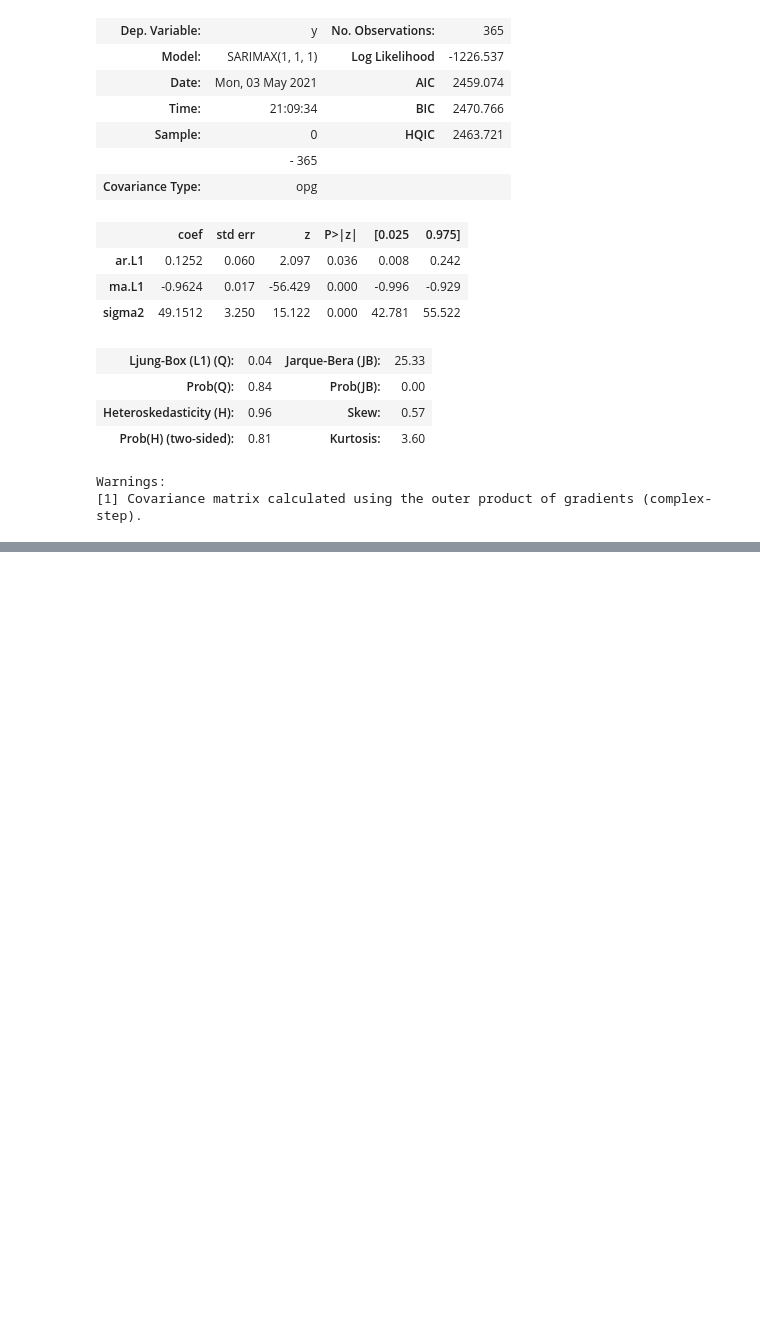
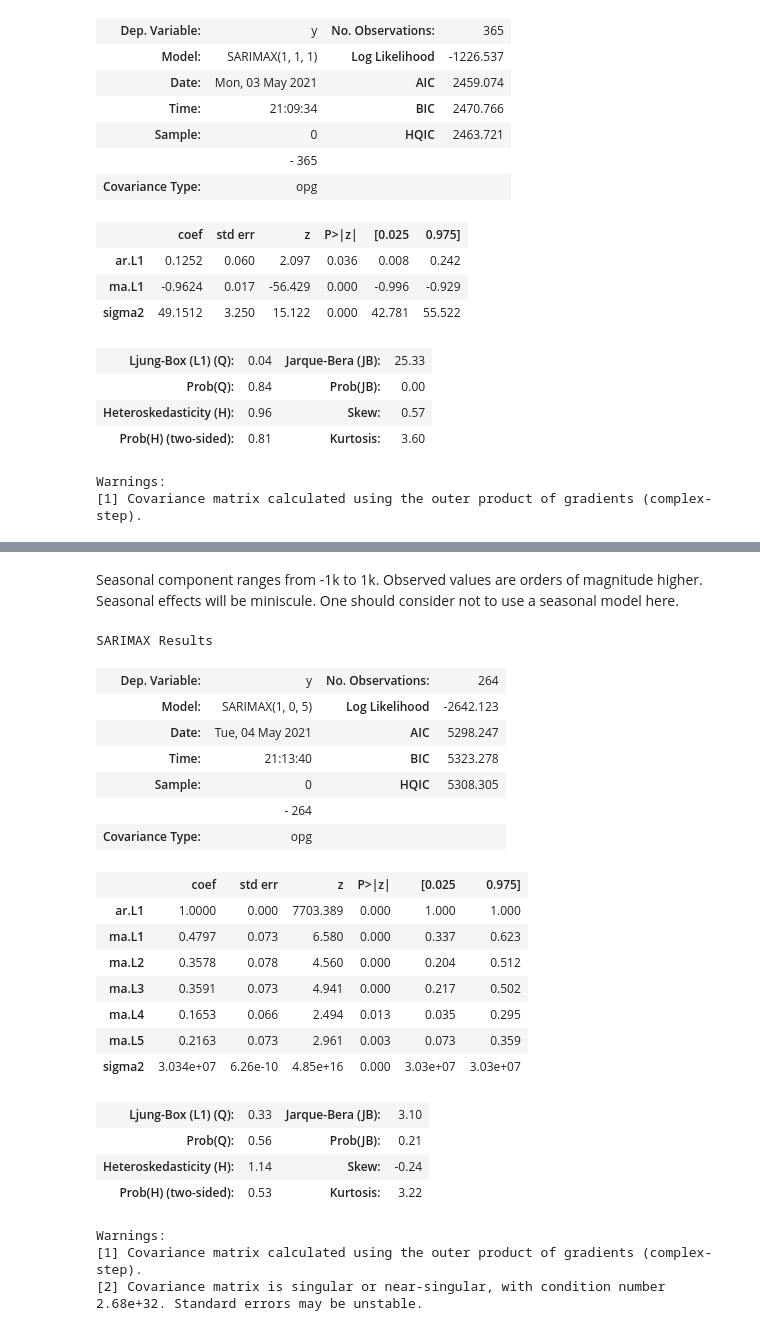
Before and after one commit to kromerh/coincaster, a Jupyter notebook: 04.Analysis/07 ARIMA.ipynb, the cells around one changed output, grey strips where cells are left out. Cells and saved outputs as stored; diff of their text form; code cells hidden in the pictures; blank space fills up the shorter version.

Commit message:
SARIMA

```diff
--- a/04.Analysis/07 ARIMA.ipynb
+++ b/04.Analysis/07 ARIMA.ipynb
@@ -152,4 +152,7 @@ data_births.index.freq = 'D'
 
 data_samples = pd.read_csv(f"{path}samples.csv", parse_dates=True, index_col=0)
 data_samples.index.freq = 'MS'
+data_trade = pd.read_csv(f"{path}TradeInventories.csv", parse_dates=True, index_col="Date")
+data_trade.index.freq = 'MS'
+data_trade
 # %% [output]
@@ -279,0 +455,33 @@ Warnings:
+# %% [markdown]
+Seasonal component ranges from -1k to 1k. Observed values are orders of magnitude higher. Seasonal effects will be miniscule. One should consider not to use a seasonal model here.
+# %%
+auto_arima(data_trade['Inventories'],
+           start_p=0,
+           d=0,
+           start_q=0,
+           seasonal=False
+          ).summary()
+# %% [output]
+SARIMAX Results
+| Dep. Variable: | y | No. Observations: | 264 |
+| Model: | SARIMAX(1, 0, 5) | Log Likelihood | -2642.123 |
+| Date: | Tue, 04 May 2021 | AIC | 5298.247 |
+| Time: | 21:13:40 | BIC | 5323.278 |
+| Sample: | 0 | HQIC | 5308.305 |
+|  | - 264 |  |  |
+| Covariance Type: | opg |  |  |
+|  | coef | std err | z | P>|z| | [0.025 | 0.975] |
+| ar.L1 | 1.0000 | 0.000 | 7703.389 | 0.000 | 1.000 | 1.000 |
+| ma.L1 | 0.4797 | 0.073 | 6.580 | 0.000 | 0.337 | 0.623 |
+| ma.L2 | 0.3578 | 0.078 | 4.560 | 0.000 | 0.204 | 0.512 |
+| ma.L3 | 0.3591 | 0.073 | 4.941 | 0.000 | 0.217 | 0.502 |
+| ma.L4 | 0.1653 | 0.066 | 2.494 | 0.013 | 0.035 | 0.295 |
+| ma.L5 | 0.2163 | 0.073 | 2.961 | 0.003 | 0.073 | 0.359 |
+| sigma2 | 3.034e+07 | 6.26e-10 | 4.85e+16 | 0.000 | 3.03e+07 | 3.03e+07 |
+| Ljung-Box (L1) (Q): | 0.33 | Jarque-Bera (JB): | 3.10 |
+| Prob(Q): | 0.56 | Prob(JB): | 0.21 |
+| Heteroskedasticity (H): | 1.14 | Skew: | -0.24 |
+| Prob(H) (two-sided): | 0.53 | Kurtosis: | 3.22 |
+Warnings:
+[1] Covariance matrix calculated using the outer product of gradients (complex-step).
+[2] Covariance matrix is singular or near-singular, with condition number 2.68e+32. Standard errors may be unstable.
```
Also changed, not shown: parts of 49 cells of this notebook, 2 other files.
